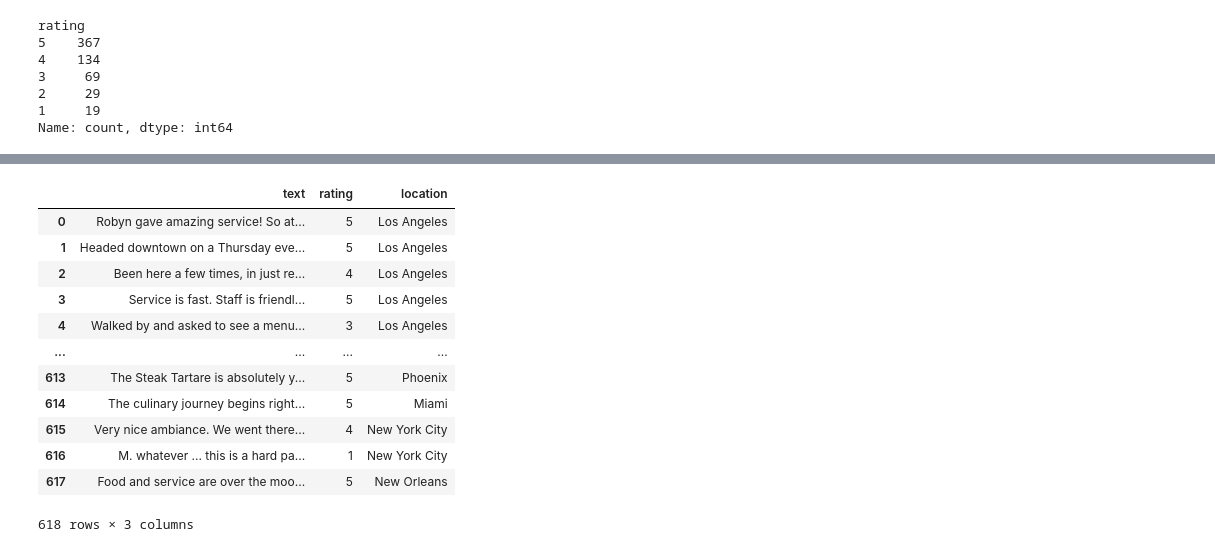
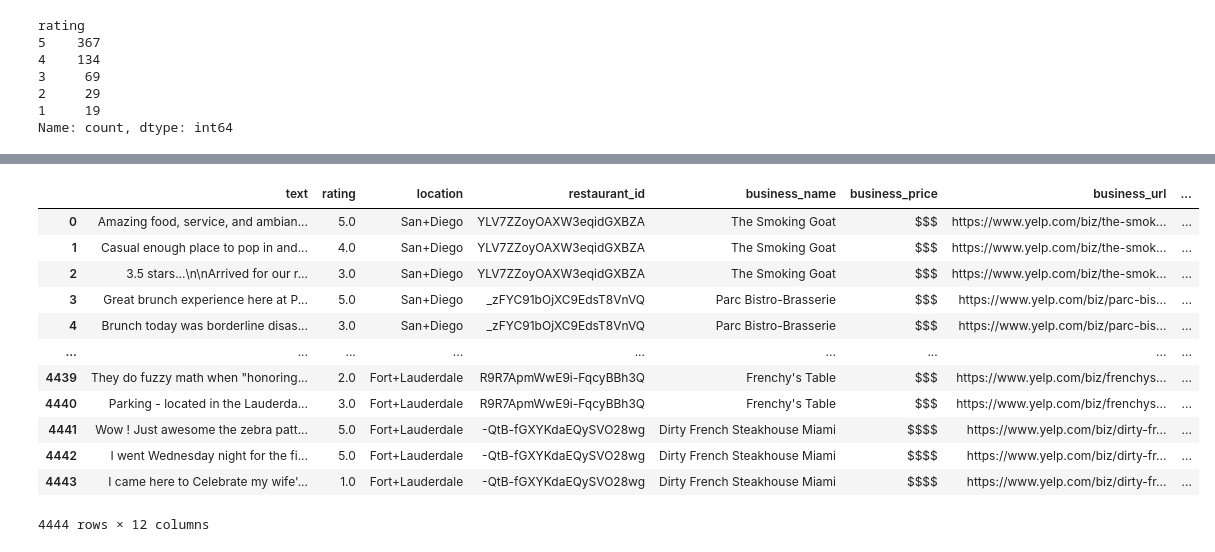
Before and after one commit to Alex-brss/NLP_Data_Exploration_and_Modeling, a Jupyter notebook: scraping.ipynb, the cells around one changed output, grey strips where cells are left out. Drawn from its saved outputs; the diff is of its cells as text; code cells hidden in the pictures.

```diff
--- a/scraping.ipynb
+++ b/scraping.ipynb
@@ -404,17 +331,20 @@ Name: count, dtype: int64
+# %%
+output_df = pd.concat([output_df, merged_df], ignore_index=True)
+# %%
+output_df
+# %% [output]
+|  | text | rating | location | restaurant_id | business_name | business_price | business_url | ... |
+| 0 | Amazing food, service, and ambian... | 5.0 | San+Diego | YLV7ZZoyOAXW3eqidGXBZA | The Smoking Goat | $$$ | https://www.yelp.com/biz/the-smok... | ... |
+| 1 | Casual enough place to pop in and... | 4.0 | San+Diego | YLV7ZZoyOAXW3eqidGXBZA | The Smoking Goat | $$$ | https://www.yelp.com/biz/the-smok... | ... |
+| 2 | 3.5 stars...\n\nArrived for our r... | 3.0 | San+Diego | YLV7ZZoyOAXW3eqidGXBZA | The Smoking Goat | $$$ | https://www.yelp.com/biz/the-smok... | ... |
+| 3 | Great brunch experience here at P... | 5.0 | San+Diego | _zFYC91bOjXC9EdsT8VnVQ | Parc Bistro-Brasserie | $$$ | https://www.yelp.com/biz/parc-bis... | ... |
+| 4 | Brunch today was borderline disas... | 3.0 | San+Diego | _zFYC91bOjXC9EdsT8VnVQ | Parc Bistro-Brasserie | $$$ | https://www.yelp.com/biz/parc-bis... | ... |
+| ... | ... | ... | ... | ... | ... | ... | ... | ... |
+| 4439 | They do fuzzy math when "honoring... | 2.0 | Fort+Lauderdale | R9R7ApmWwE9i-FqcyBBh3Q | Frenchy's Table | $$$ | https://www.yelp.com/biz/frenchys... | ... |
+| 4440 | Parking - located in the Lauderda... | 3.0 | Fort+Lauderdale | R9R7ApmWwE9i-FqcyBBh3Q | Frenchy's Table | $$$ | https://www.yelp.com/biz/frenchys... | ... |
+| 4441 | Wow ! Just awesome the zebra patt... | 5.0 | Fort+Lauderdale | -QtB-fGXYKdaEQySVO28wg | Dirty French Steakhouse Miami | $$$$ | https://www.yelp.com/biz/dirty-fr... | ... |
+| 4442 | I went Wednesday night for the fi... | 5.0 | Fort+Lauderdale | -QtB-fGXYKdaEQySVO28wg | Dirty French Steakhouse Miami | $$$$ | https://www.yelp.com/biz/dirty-fr... | ... |
+| 4443 | I came here to Celebrate my wife'... | 1.0 | Fort+Lauderdale | -QtB-fGXYKdaEQySVO28wg | Dirty French Steakhouse Miami | $$$$ | https://www.yelp.com/biz/dirty-fr... | ... |
+4444 rows × 12 columns
 # %%
-df.to_csv('pre-yelp_reviews.csv', index=False)
-df
+output_df.to_csv('reviews.csv', index=False)
-# %% [output]
-|  | text | rating | location |
-| 0 | Robyn gave amazing service! So at... | 5 | Los Angeles |
-| 1 | Headed downtown on a Thursday eve... | 5 | Los Angeles |
-| 2 | Been here a few times, in just re... | 4 | Los Angeles |
-| 3 | Service is fast. Staff is friendl... | 5 | Los Angeles |
-| 4 | Walked by and asked to see a menu... | 3 | Los Angeles |
-| ... | ... | ... | ... |
-| 613 | The Steak Tartare is absolutely y... | 5 | Phoenix |
-| 614 | The culinary journey begins right... | 5 | Miami |
-| 615 | Very nice ambiance. We went there... | 4 | New York City |
-| 616 | M. whatever ... this is a hard pa... | 1 | New York City |
-| 617 | Food and service are over the moo... | 5 | New Orleans |
-618 rows × 3 columns
```
Also changed, not shown: parts of 33 cells of this notebook, 1 other file.
